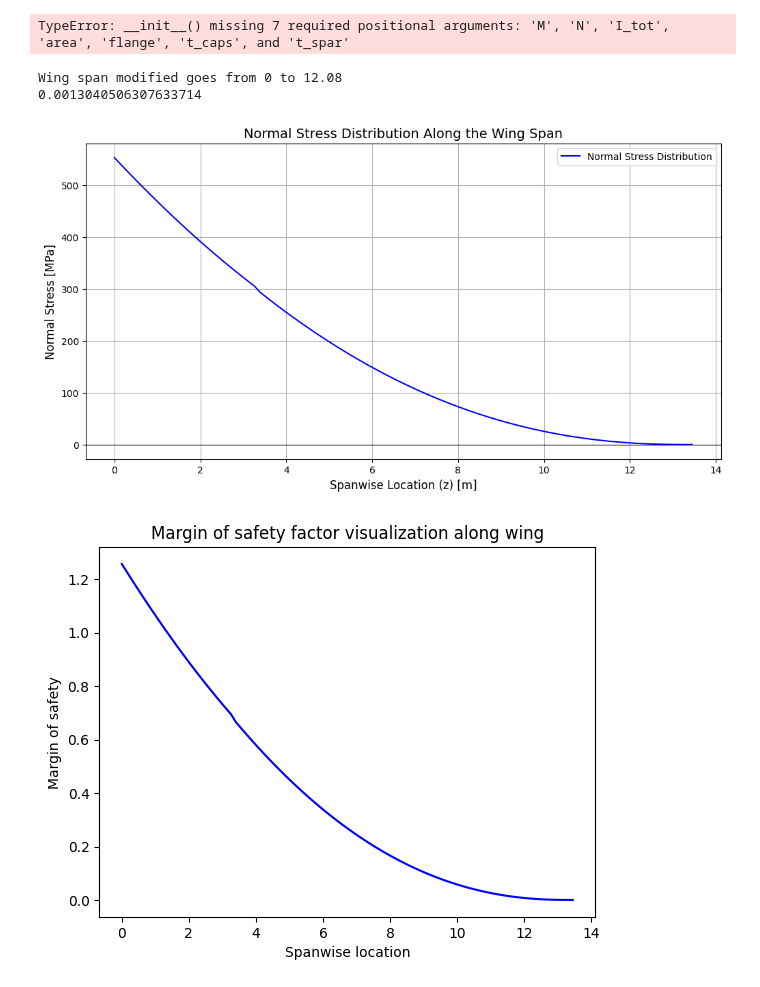
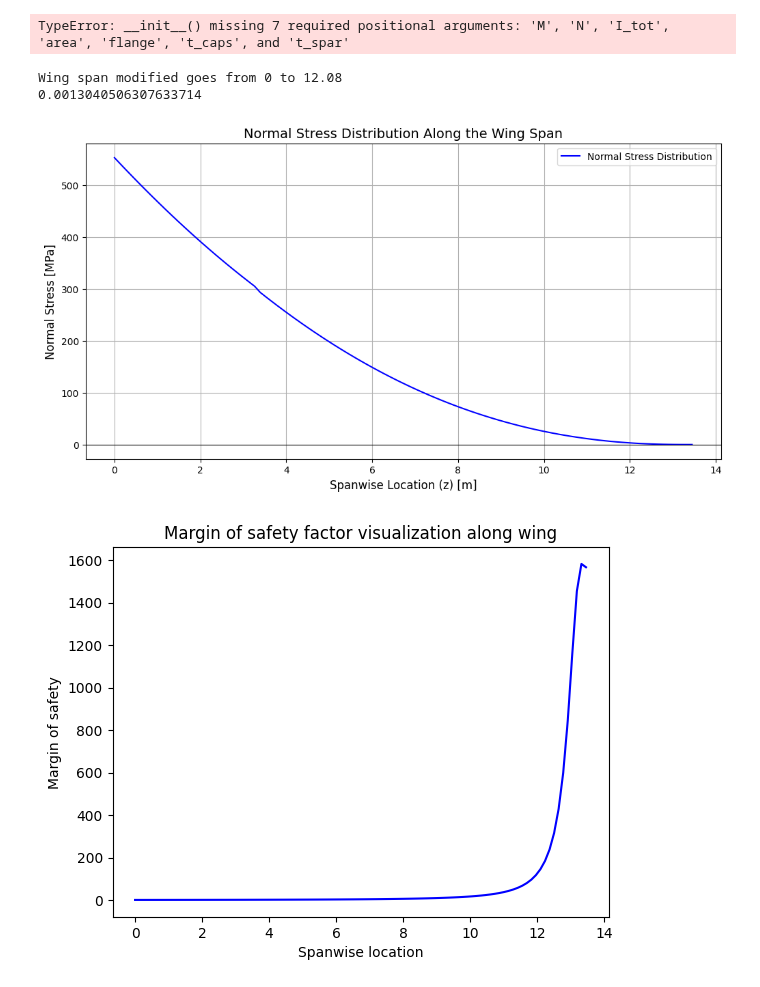
Before and after one commit to federicoangioni/AE2111-I-Aerospace-System-Design, a Jupyter notebook: WP4-5/main_faster.ipynb, the cells around one changed output. Saved outputs shown, nothing was run; the diff lists cells and outputs as text; code cells hidden in the pictures.

```diff
--- a/WP4-5/main_faster.ipynb
+++ b/WP4-5/main_faster.ipynb
@@ -307,32 +307,32 @@ def main():
     plt.legend()
     plt.show()
 
     def margin_of_safety(): # z = location along span
-        margin_of_safety = stress_distribution/440000000
+        margin_of_safety = 440000000/stress_distribution
         return margin_of_safety # should be greater than 1 everywhere, otherwise expect failure, can come close to 1 tho not lower
 
     MOS_tens_tab = []
     z_tab = []
 
     def graph_tension_MOS():
         z_values = np.linspace(1, 26.9/2, 1000)
         i=0
         for z in z_points:
             MOS_tens_tab.append(margin_of_safety()[i])
             z_tab.append(z)
             i+=1
         plt.plot(z_points, MOS_tens_tab, label="Normal Stress Distribution", color="blue")
         plt.title('Margin of safety factor visualization along wing')
         plt.xlabel('Spanwise location')
         plt.ylabel('Margin of safety')
         plt.show()
 
     graph_tension_MOS()
 
 if __name__ == "__main__":
     main()
 # %% [output]
 Wing span modified goes from 0 to 12.08
 0.0013040506307633714
 [figure]
-[figure, old version]
+[figure, new version]
```
